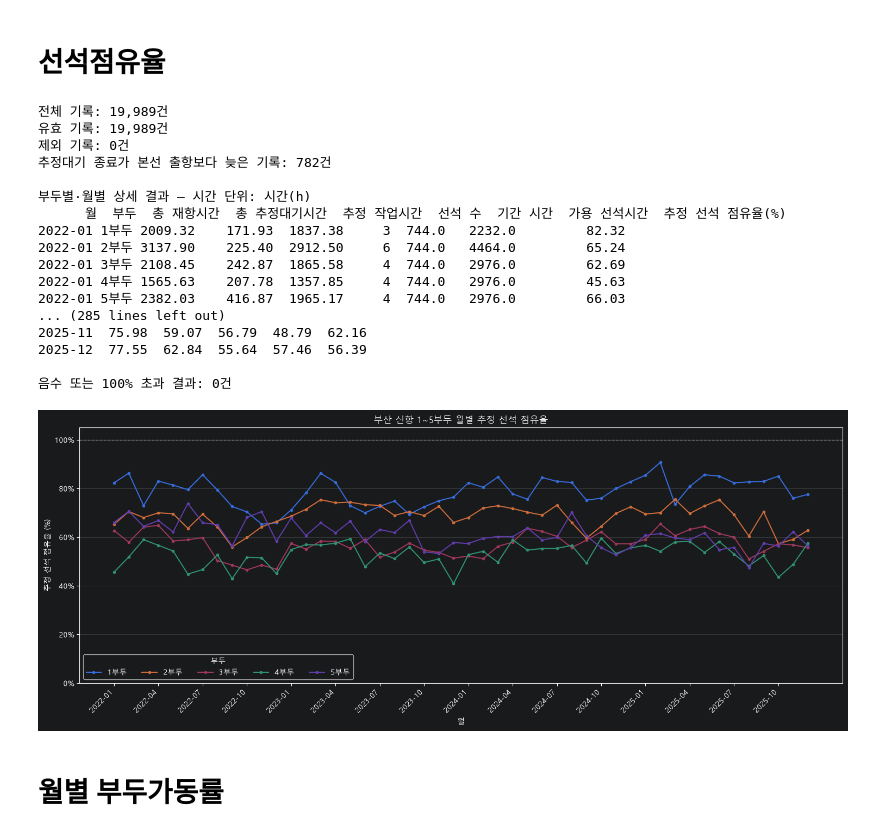
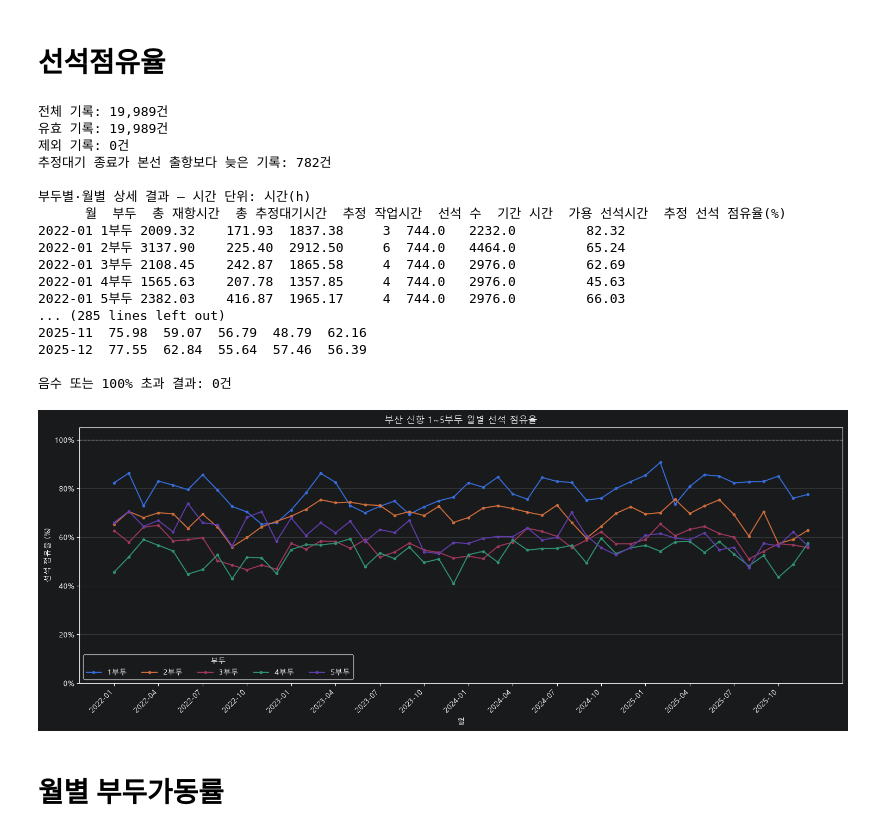
Before and after one commit to BUSAN-IS-SMART/Final_Project, a Jupyter notebook: EDA/EDA-sk.ipynb, the cells around one changed output. Saved outputs shown, nothing was run; the diff lists cells and outputs as text; code cells hidden in the pictures.

```diff
--- a/EDA/EDA-sk.ipynb
+++ b/EDA/EDA-sk.ipynb
@@ -616,9 +616,9 @@ ax.set_xticklabels(
     ha="right"
 )
 
-ax.set_title("부산 신항 1~5부두 월별 추정 선석 점유율")
+ax.set_title("부산 신항 1~5부두 월별 선석 점유율")
 ax.set_xlabel("월")
-ax.set_ylabel("추정 선석 점유율 (%)")
+ax.set_ylabel("선석 점유율 (%)")
 ax.yaxis.set_major_formatter(PercentFormatter(xmax=100))
 
 # 범위 밖 결과도 그래프에 표시
@@ -629,34 +629,34 @@ ax.set_ylim(
     max(105, max_rate + 5)
 )
 
 ax.axhline(
     100, color="gray", linestyle="--", linewidth=1
 )
 ax.set_axisbelow(True)
 ax.grid(axis="y", alpha=0.3)
 ax.legend(title="부두", ncol=5)
 
 plt.tight_layout()
 plt.show()
 # %% [output]
 전체 기록: 19,989건
 유효 기록: 19,989건
 제외 기록: 0건
 추정대기 종료가 본선 출항보다 늦은 기록: 782건
 
 부두별·월별 상세 결과 — 시간 단위: 시간(h)
       월  부두  총 재항시간  총 추정대기시간  추정 작업시간  선석 수  기간 시간  가용 선석시간  추정 선석 점유율(%)
 2022-01 1부두 2009.32    171.93  1837.38     3  744.0   2232.0         82.32
 2022-01 2부두 3137.90    225.40  2912.50     6  744.0   4464.0         65.24
 2022-01 3부두 2108.45    242.87  1865.58     4  744.0   2976.0         62.69
 2022-01 4부두 1565.63    207.78  1357.85     4  744.0   2976.0         45.63
 2022-01 5부두 2382.03    416.87  1965.17     4  744.0   2976.0         66.03
 ... (285 lines left out)
 2025-11  75.98  59.07  56.79  48.79  62.16
 2025-12  77.55  62.84  55.64  57.46  56.39
 
 음수 또는 100% 초과 결과: 0건
-[figure, old version]
+[figure, new version]
 # %% [markdown]
 # 월별 부두가동률
 # %%
```
Also changed, not shown: parts of 5 cells of this notebook, 1 other file.
